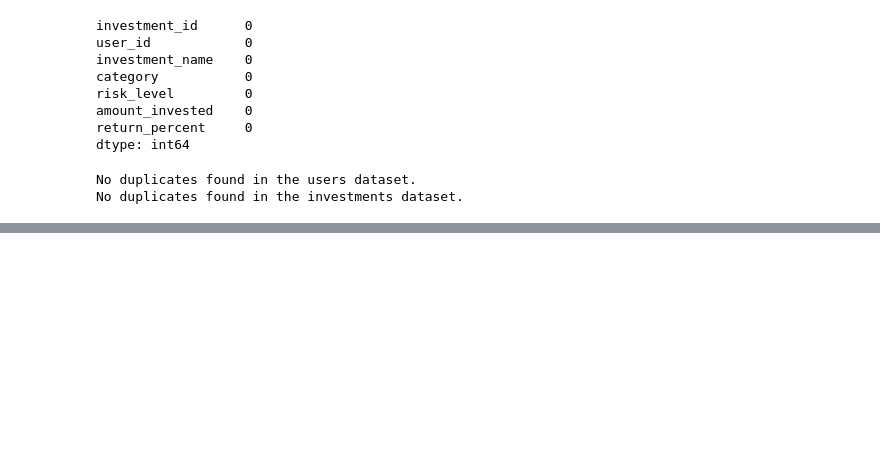
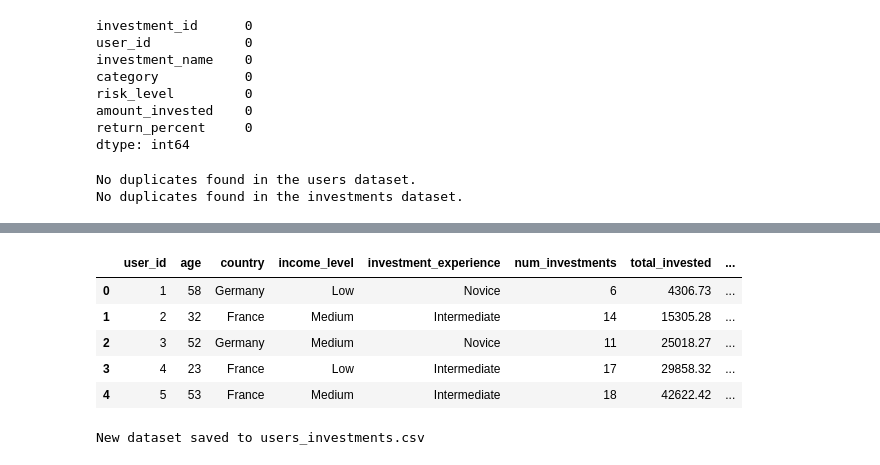
Before and after one commit to Begge10850/invetsment_recommendation, a Jupyter notebook: investments.ipynb, the cells around one changed output, grey strips where cells are left out. Drawn from its saved outputs; the diff is of its cells as text; code cells hidden in the pictures; blank space fills up the shorter version.

Commit message:
Add users_investments.csv and update investments.ipynb

```diff
--- a/investments.ipynb
+++ b/investments.ipynb
@@ -148,0 +174,5 @@ No duplicates found in the investments dataset.
+# %%
+#Getting the avg_investment per user - this will help us know how much each user invests on average. A highere avg_investment means that the user is more likely to invest more money and thus is a better candidate for the investment program.
+
+avg_investment = inv_df.groupby('user_id')['amount_invested'].mean()
+avg_investment.head()
@@ -148,0 +187,5 @@ No duplicates found in the investments dataset.
+# %%
+#Getting the avg_return_percent per user - this will help us know how much each user earns on average. A higher return percent indicates a better investment thus translatind to the company earning more.
+
+avg_return_percent = inv_df.groupby('user_id')['return_percent'].mean()
+avg_return_percent.head()
@@ -148,0 +200,11 @@ No duplicates found in the investments dataset.
+# %%
+#Getting the dominant category of investmeent per user - this will help us know which category of investment each user favours. A user who invests in a particular category is more likely to invest in that category again.
+#Creating a function to get the dominant category using the mode and if there is none, I will assign None to the user.
+
+def mode_cat(series):
+    mode_vals = series.mode()
+    return mode_vals[0] if len(mode_vals) == 1 else 'None'
+
+#Using the function to get the dominant category of investment per user
+dominant_cateogory = inv_df.groupby('user_id')['category'].agg(mode_cat).rename('dominant_category')
+dominant_cateogory.head()
@@ -148,0 +219,6 @@ No duplicates found in the investments dataset.
+# %%
+#Getting the dominant risk level of investment per user - this will help us know which risk level of investment each user favours. A user who invests in a particular risk level is more likely to invest in that risk level again.
+#Using the same function mod_cat to get the dominant risk level of investment per user
+
+dominant_risk_level = inv_df.groupby('user_id')['risk_level'].agg(mode_cat).rename('dominant_risk')
+dominant_risk_level.head()
@@ -148,0 +233,18 @@ No duplicates found in the investments dataset.
+# %%
+#Merging the new created features with the users dataset to get a complete dataset of the users and their investment behaviour.
+inv_features = pd.concat([avg_investment, avg_return_percent, dominant_cateogory, dominant_risk_level], axis=1)
+us_df_modified = us_df.merge(inv_features, on='user_id', how='left')
+us_df.head()
+# %% [output]
+|  | user_id | age | country | income_level | investment_experience | num_investments | total_invested | ... |
+| 0 | 1 | 58 | Germany | Low | Novice | 6 | 4306.73 | ... |
+| 1 | 2 | 32 | France | Medium | Intermediate | 14 | 15305.28 | ... |
+| 2 | 3 | 52 | Germany | Medium | Novice | 11 | 25018.27 | ... |
+| 3 | 4 | 23 | France | Low | Intermediate | 17 | 29858.32 | ... |
+| 4 | 5 | 53 | France | Medium | Intermediate | 18 | 42622.42 | ... |
+# %%
+#Saving the new dataset to a csv file
+us_df_modified.to_csv(r"/Users/treva.ogwang/Desktop/Codes/investment/users_investments.csv", index=False)
+print("New dataset saved to users_investments.csv")
+# %% [output]
+New dataset saved to users_investments.csv
```
Also changed, not shown: parts of 12 cells of this notebook, 1 other file.
